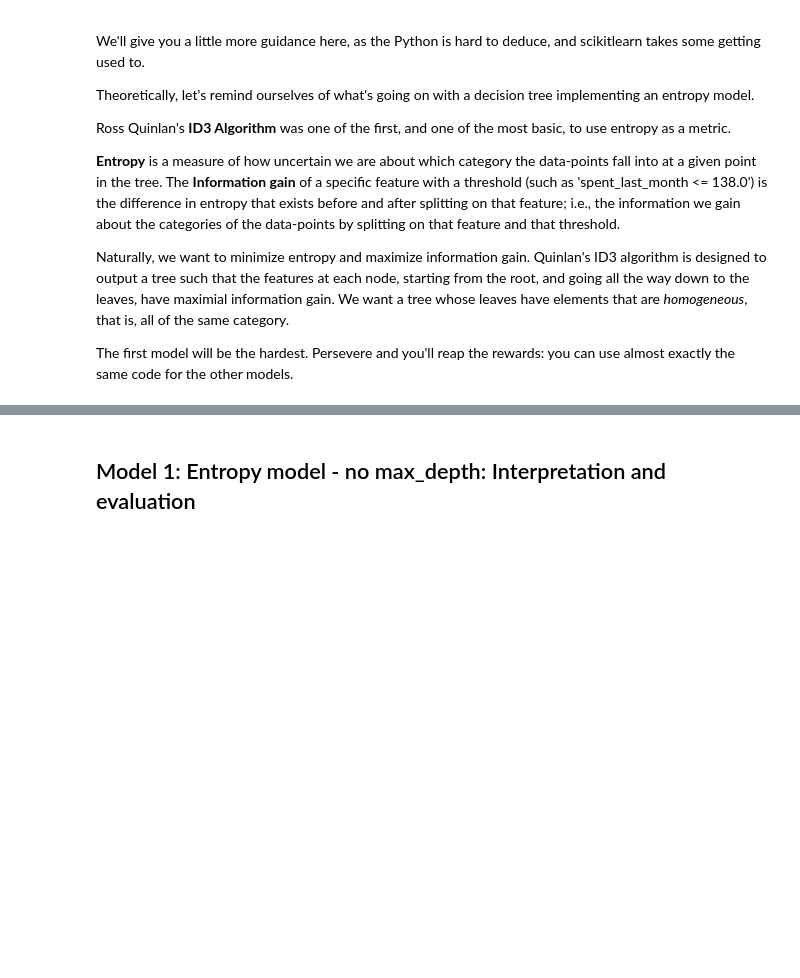
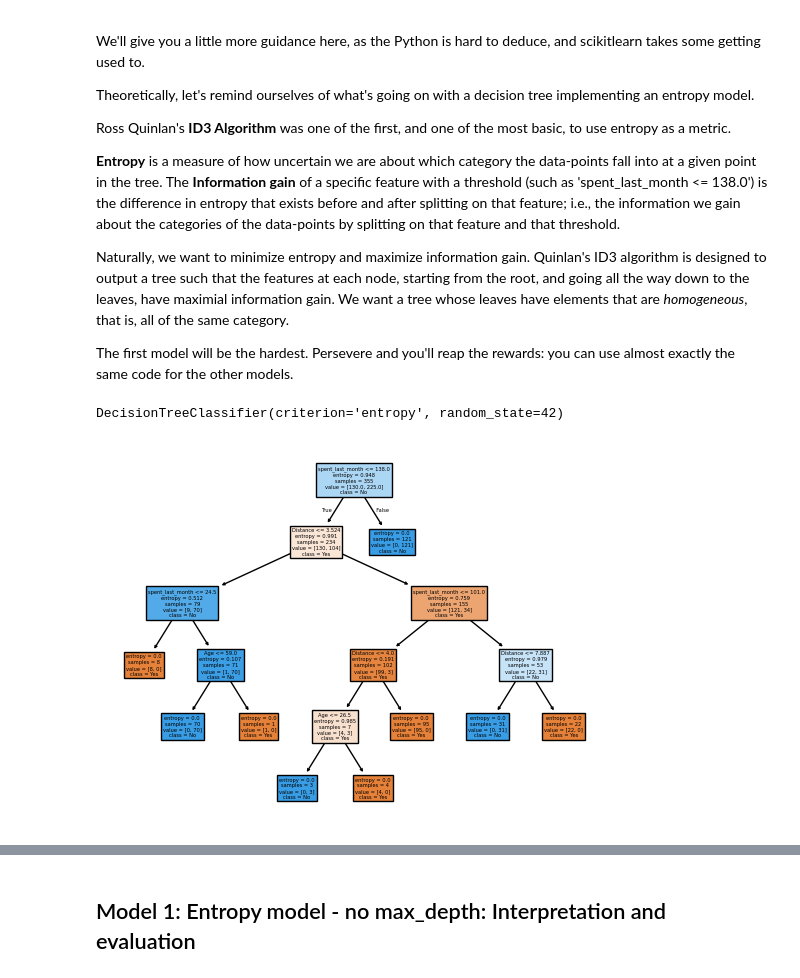
Before and after one commit to blue-santa/sprinboard-data-science-2026, a Jupyter notebook: 14-supervised-learning/03-decision-trees/Springboard Decision Tree Specialty Coffee Case Study - Tier 3.ipynb, the cells around one changed output, grey strips where cells are left out. Cells and saved outputs as stored; diff of their text form; code cells hidden in the pictures; blank space fills up the shorter version.

Commit message:
first pass to the end, but missing conclusion on gini model

```diff
--- a/14-supervised-learning/03-decision-trees/Springboard Decision Tree Specialty Coffee Case Study - Tier 3.ipynb
+++ b/14-supervised-learning/03-decision-trees/Springboard Decision Tree Specialty Coffee Case Study - Tier 3.ipynb
@@ -241,13 +310,13 @@ ___
 # %%
 # Let's do our feature selection.
 # Make a variable called 'features', and a list containing the strings of every column except "Decision"
-___
+features = ['Age', 'Gender', 'num_coffeeBags_per_year', 'spent_last_week', 'spent_last_month', 'salary', 'Distance', 'Online']
 
 # Make an explanatory variable called X, and assign it: NoPrediction[features]
-___
+X = NOPrediction[features]
 
 # Make a dependent variable called y, and assign it: NoPrediction.Decision
-___
+y = NOPrediction.Decision
 # %% [markdown]
 ### 5. Create dummy variables to deal with categorical inputs
 One-hot encoding replaces each unique value of a given column with a new column, and puts a 1 in the new column for a given row just if its initial value for the original column matches the new column. Check out [this resource](https://hackernoon.com/what-is-one-hot-encoding-why-and-when-do-you-have-to-use-it-e3c6186d008f) if you haven't seen one-hot-encoding before.
@@ -255,12 +324,12 @@ One-hot encoding replaces each unique value of a given column with a new column,
 **Note**: We will do this before we do our train/test split as to do it after could mean that some categories only end up in the train or test split of our data by chance and this would then lead to different shapes of data for our `X_train` and `X_test` which could/would cause downstream issues when fitting or predicting using a trained model.
 # %%
 # One-hot encode all features in X.
-___
+X = pd.get_dummies(X, columns=['Gender'])
 # %% [markdown]
 ### 6. Further divide those subsets into train and test subsets for X and y respectively: X_train, X_test, y_train, y_test
 # %%
 # Call train_test_split on X, y. Make the test_size = 0.25, and random_state = 246
-___
+X_train, X_test, y_train, y_test = train_test_split(X, y, test_size=0.25, random_state=246)
 # %% [markdown]
 # 3. Modelling
 It's useful to look at the scikit-learn documentation on decision trees https://scikit-learn.org/stable/modules/tree.html before launching into applying them. If you haven't seen them before, take a look at that link, in particular the section `1.10.5.`
@@ -280,16 +349,18 @@ Naturally, we want to minimize entropy and maximize information gain. Quinlan's
 The first model will be the hardest. Persevere and you'll reap the rewards: you can use almost exactly the same code for the other models.
 # %%
 # Declare a variable called entr_model and use tree.DecisionTreeClassifier.
-___
+entr_model = tree.DecisionTreeClassifier(criterion='entropy', random_state=42)
 
 # Call fit() on entr_model
-___
+entr_model.fit(X_train, y_train)
 
 # Call predict() on entr_model with X_test passed to it, and assign the result to a variable y_pred
-___
+y_pred = entr_model.predict(X_test)
 
 # Call Series on our y_pred variable with the following: pd.Series(y_pred)
-___
+y_pred = pd.Series(y_pred)
 
 # Check out entr_model
 entr_model
+# %% [output]
+DecisionTreeClassifier(criterion='entropy', random_state=42)
@@ -304,0 +367,11 @@ ___
+# %%
+# Now we want to visualize the tree
+fig, ax = plt.subplots()
+tree.plot_tree(
+    entr_model,
+    feature_names=X.columns,
+    class_names=y.unique(),
+    filled=True)
+plt.show()
+# %% [output]
+[figure, added]
```
Also changed, not shown: parts of 68 cells of this notebook.
